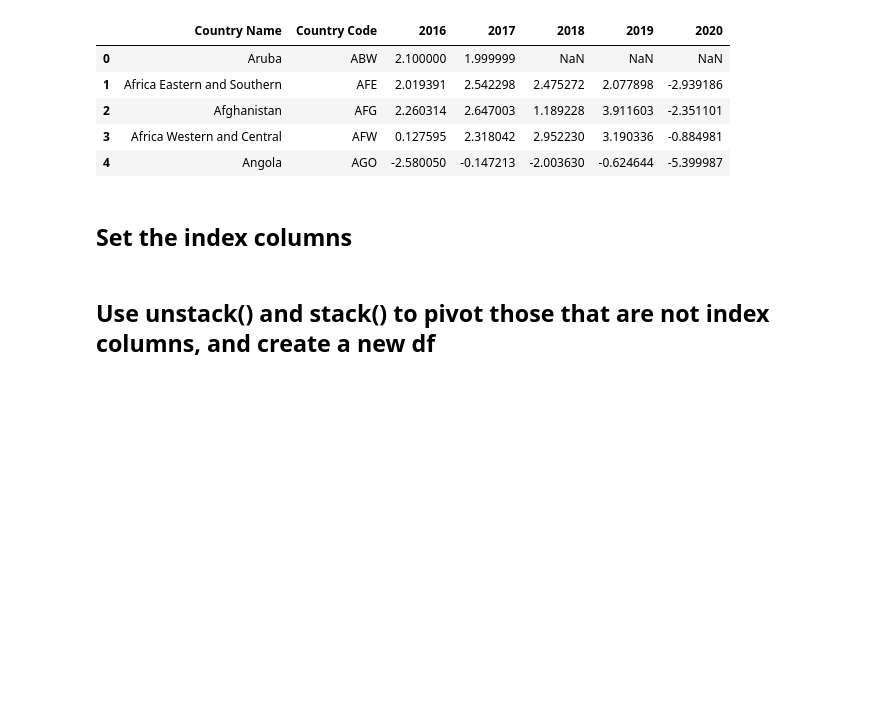
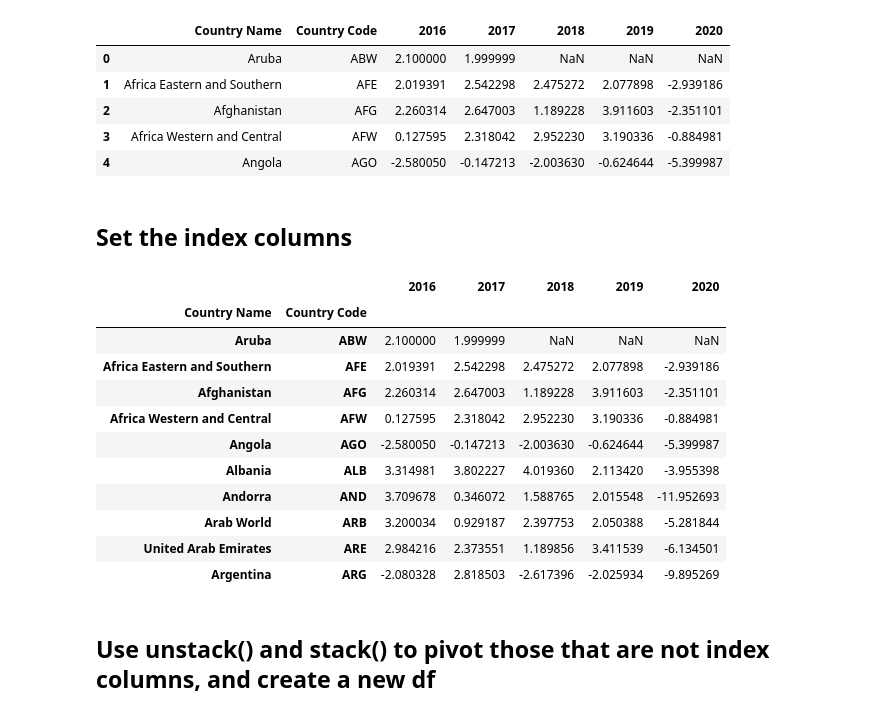
Before and after one commit to Tim-O-Neill/Ukrainian-Refugees, a Jupyter notebook: code/01_data_cleaning/01_Merge_data.ipynb, the cells around one changed output. Cells and saved outputs as stored; diff of their text form; code cells hidden in the pictures; blank space fills up the shorter version.

```diff
--- a/code/01_data_cleaning/01_Merge_data.ipynb
+++ b/code/01_data_cleaning/01_Merge_data.ipynb
@@ -31,6 +35,20 @@ df_gdp.head()
 ## Set the index columns
 # %%
 df_gdp.set_index(["Country Name","Country Code"], inplace=True)
+df_gdp.head(10)
+# %% [output]
+|  |  | 2016 | 2017 | 2018 | 2019 | 2020 |
+| Country Name | Country Code |  |  |  |  |  |
+| Aruba | ABW | 2.100000 | 1.999999 | NaN | NaN | NaN |
+| Africa Eastern and Southern | AFE | 2.019391 | 2.542298 | 2.475272 | 2.077898 | -2.939186 |
+| Afghanistan | AFG | 2.260314 | 2.647003 | 1.189228 | 3.911603 | -2.351101 |
+| Africa Western and Central | AFW | 0.127595 | 2.318042 | 2.952230 | 3.190336 | -0.884981 |
+| Angola | AGO | -2.580050 | -0.147213 | -2.003630 | -0.624644 | -5.399987 |
+| Albania | ALB | 3.314981 | 3.802227 | 4.019360 | 2.113420 | -3.955398 |
+| Andorra | AND | 3.709678 | 0.346072 | 1.588765 | 2.015548 | -11.952693 |
+| Arab World | ARB | 3.200034 | 0.929187 | 2.397753 | 2.050388 | -5.281844 |
+| United Arab Emirates | ARE | 2.984216 | 2.373551 | 1.189856 | 3.411539 | -6.134501 |
+| Argentina | ARG | -2.080328 | 2.818503 | -2.617396 | -2.025934 | -9.895269 |
 # %% [markdown]
 ## Use unstack() and stack() to pivot those that are not index columns, and create a new df
 # %%
```
Also changed, not shown: parts of 20 cells of this notebook, 2 other files.
